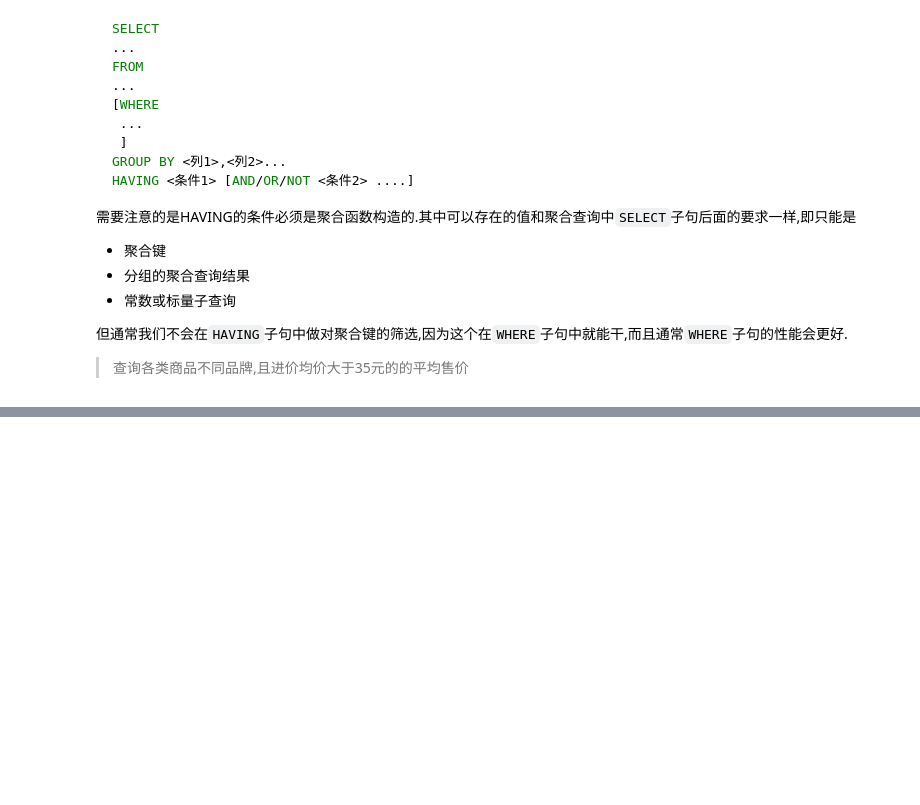
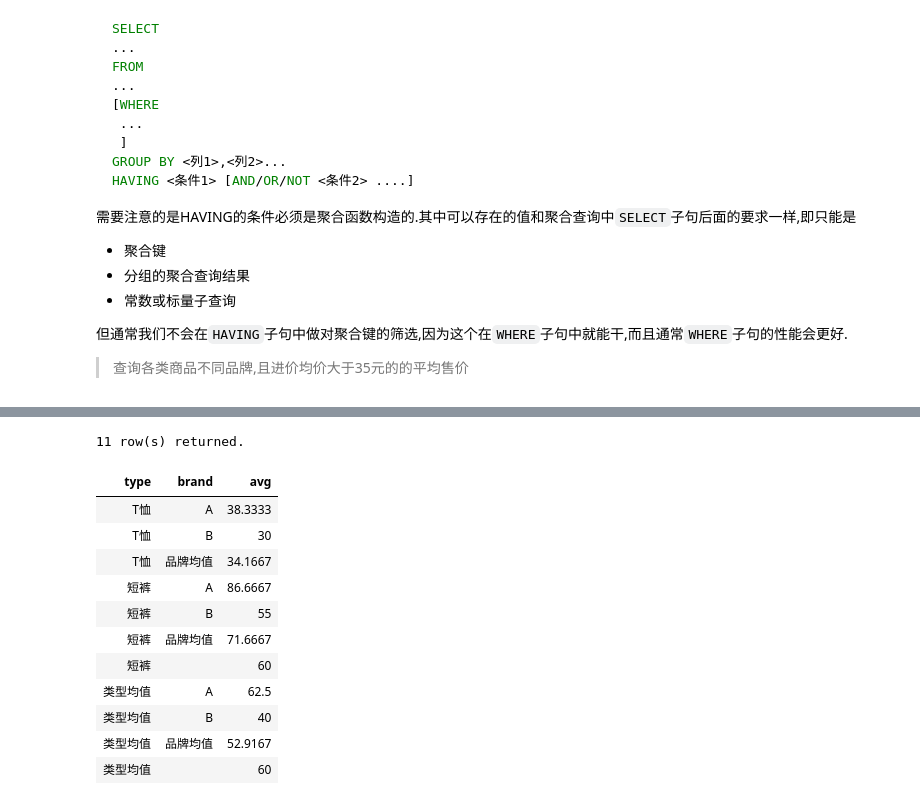
Before and after one commit to hsz1273327/TutorialForDataScience, a Jupyter notebook: src/数据存储篇/工具介绍/SQL/DCL语句/聚合查询.ipynb, the cells around one changed output, grey strips where cells are left out. Cells and saved outputs as stored; diff of their text form; code cells hidden in the pictures; blank space fills up the shorter version.

```diff
--- a/src/数据存储篇/工具介绍/SQL/DCL语句/聚合查询.ipynb
+++ b/src/数据存储篇/工具介绍/SQL/DCL语句/聚合查询.ipynb
@@ -330,0 +437,21 @@ HAVING AVG(purchase_price) >35
+# %%
+SELECT CASE GROUPING(type) WHEN 1 THEN '类型均值' ELSE type END AS type,
+ CASE GROUPING(brand) WHEN 1 THEN '品牌均值' ELSE brand END AS brand,
+AVG(purchase_price)
+FROM Commodity
+GROUP BY CUBE(type,brand)
+ORDER BY type,brand
+# %% [output]
+11 row(s) returned.
+| type | brand | avg |
+| T恤 | A | 38.3333 |
+| T恤 | B | 30 |
+| T恤 | 品牌均值 | 34.1667 |
+| 短裤 | A | 86.6667 |
+| 短裤 | B | 55 |
+| 短裤 | 品牌均值 | 71.6667 |
+| 短裤 |  | 60 |
+| 类型均值 | A | 62.5 |
+| 类型均值 | B | 40 |
+| 类型均值 | 品牌均值 | 52.9167 |
+| 类型均值 |  | 60 |
```
Also changed, not shown: parts of 17 cells of this notebook, 1 other file.
